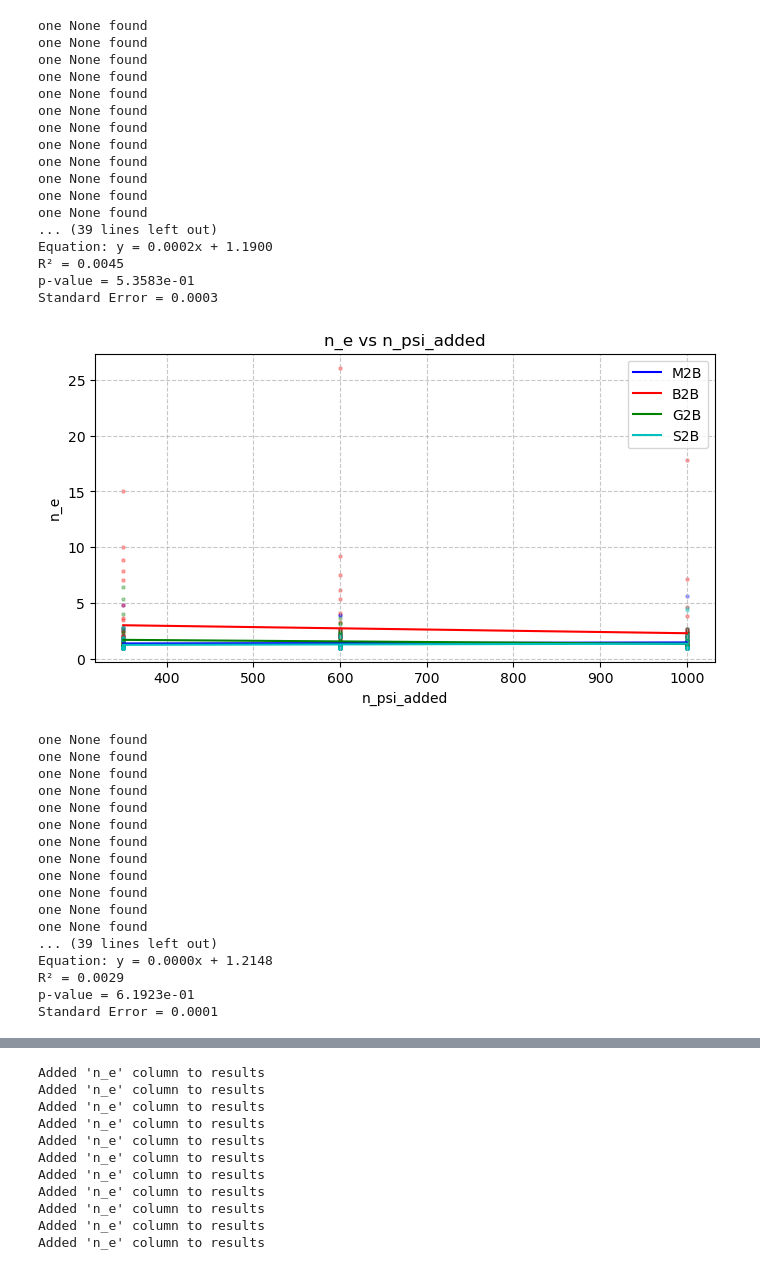
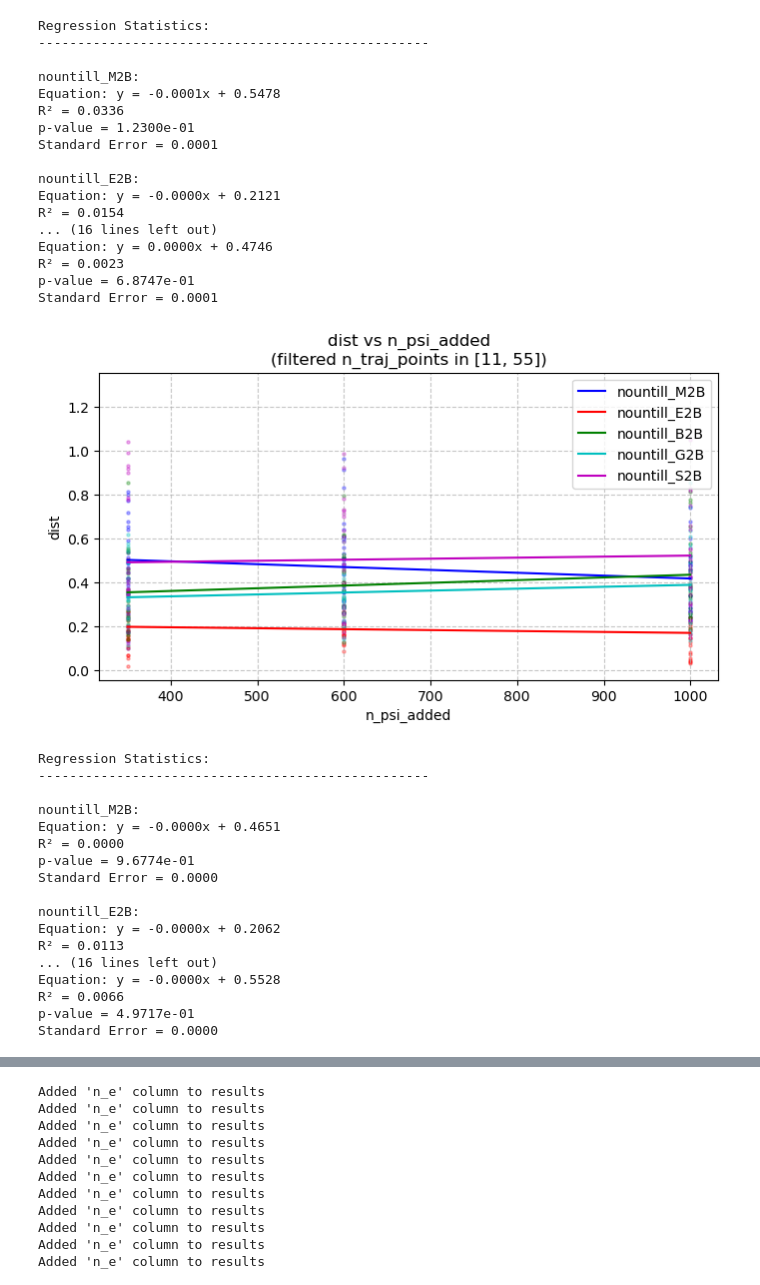
Before and after one commit to Gianmarco-Sarnelli/STL_explainability, a Jupyter notebook: Results_new.ipynb, the cells around one changed output, grey strips where cells are left out. Saved outputs shown, nothing was run; the diff lists cells and outputs as text; code cells hidden in the pictures.

```diff
--- a/Results_new.ipynb
+++ b/Results_new.ipynb
@@ -250,49 +250,50 @@ Standard Error = 0.0942
 # %%
 #['n_psi_added', 'n_traj', 'local_std', 'n_traj_points', 'Dist', 'Cos_Dist', 'Dist_rho', 'Norm_glob', 'Norm_loc', 'Norm_imp', 'Pinv_error', 'Sum_weights', 'Sum_squared_weights', 'Elapsed_time', 'Process_mem']
 
-test_names = ["M2B", "E2B", "B2B", "G2B", "S2B"]
-y_column = "n_e"
+test_names = ["nountill_M2B", "nountill_E2B", "nountill_B2B", "nountill_G2B", "nountill_S2B"]
+#test_names = ["M2B", "E2B", "B2B", "G2B", "S2B"]
+y_column = "dist"
 table_name = "results"
 params = ["n_psi_added", "n_traj", "local_std", "n_traj_points"]
 
-z_column = None#"n_traj_points"
-focus = None#[33, 55]
+z_column = "n_traj_points"
+focus = [11, 55]
 
 for x_column in params:
     plot_database_columns(test_names, x_column, y_column, table_name, z_column=z_column, focus=focus)
 # %% [output]
-one None found
-one None found
-one None found
-one None found
-one None found
-one None found
-one None found
-one None found
-one None found
-one None found
-one None found
-one None found
-... (39 lines left out)
-Equation: y = 0.0002x + 1.1900
-R² = 0.0045
-p-value = 5.3583e-01
-Standard Error = 0.0003
+Regression Statistics:
+--------------------------------------------------
+
+nountill_M2B:
+Equation: y = -0.0001x + 0.5478
+R² = 0.0336
+p-value = 1.2300e-01
+Standard Error = 0.0001
+
+nountill_E2B:
+Equation: y = -0.0000x + 0.2121
+R² = 0.0154
+... (16 lines left out)
+Equation: y = 0.0000x + 0.4746
+R² = 0.0023
+p-value = 6.8747e-01
+Standard Error = 0.0001
-[figure, old version]
+[figure, new version]
-one None found
-one None found
-one None found
-one None found
-one None found
-one None found
-one None found
-one None found
-one None found
-one None found
-one None found
-one None found
-... (39 lines left out)
-Equation: y = 0.0000x + 1.2148
-R² = 0.0029
-p-value = 6.1923e-01
-Standard Error = 0.0001
+Regression Statistics:
+--------------------------------------------------
+
+nountill_M2B:
+Equation: y = -0.0000x + 0.4651
+R² = 0.0000
+p-value = 9.6774e-01
+Standard Error = 0.0000
+
+nountill_E2B:
+Equation: y = -0.0000x + 0.2062
+R² = 0.0113
+... (16 lines left out)
+Equation: y = -0.0000x + 0.5528
+R² = 0.0066
+p-value = 4.9717e-01
+Standard Error = 0.0000
```
Also changed, not shown: parts of 5 cells of this notebook, 33 other files.
